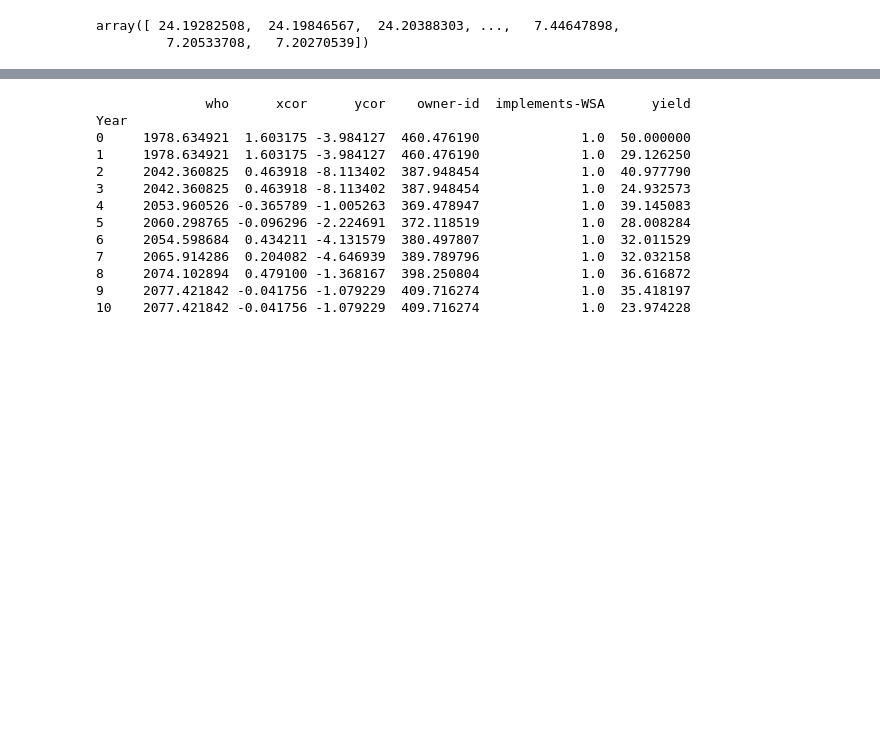
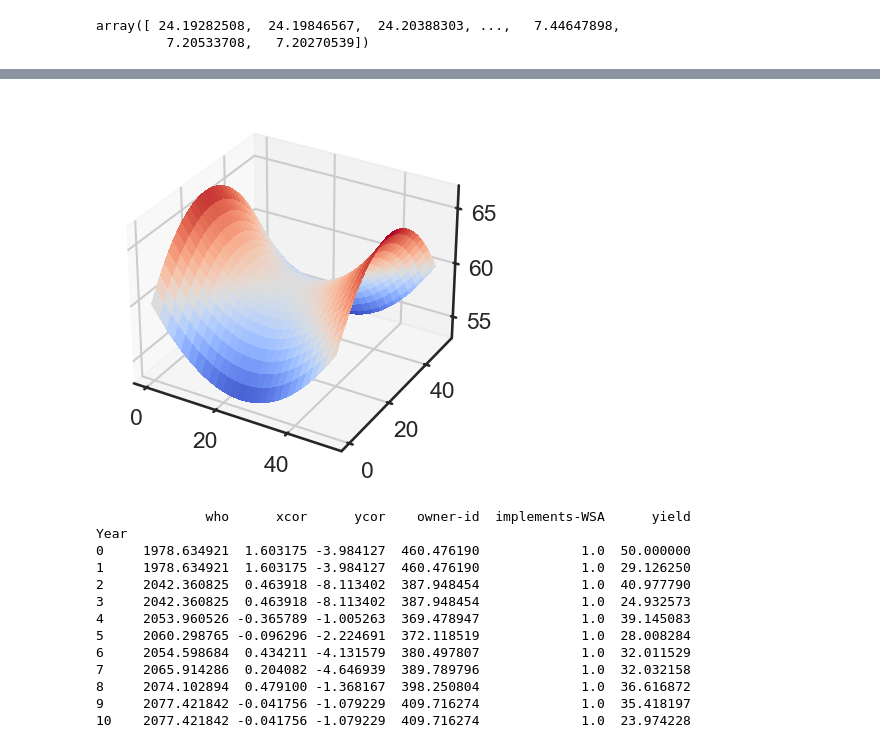
Before and after one commit to WylieMabel/TreesAndThat, a Jupyter notebook: LandLab_experiments/netlogoDriver.ipynb, the cells around one changed output, grey strips where cells are left out. Saved outputs shown, nothing was run; the diff lists cells and outputs as text; code cells hidden in the pictures; blank space fills up the shorter version.

```diff
--- a/LandLab_experiments/netlogoDriver.ipynb
+++ b/LandLab_experiments/netlogoDriver.ipynb
@@ -208,3 +226,21 @@ plt.colorbar(extend = 'both')
+# %%
+fig, ax = plt.subplots(subplot_kw={"projection": "3d"})
+
+from matplotlib import cm
+
+# Make data.
+X = np.arange(0, 52, 1)
+Y = np.arange(0, 52, 1)
+X, Y = np.meshgrid(X, Y)
+R = 0.01*(X-25)**2 - 0.01*(Y-25)**2 + 60
+
+# Plot the surface.
+surf = ax.plot_surface(X, Y, R,
+                       linewidth=0, antialiased=False, cmap=cm.coolwarm)
+
+plt.show()
+# %% [output]
+[figure, added]
 # %%
 print(baseFieldData.loc[baseFieldData["implements-WSA"] == 1].groupby(["Year"]).mean())
 # %% [output]
```
Also changed, not shown: parts of 2 cells of this notebook, 10 other files.
